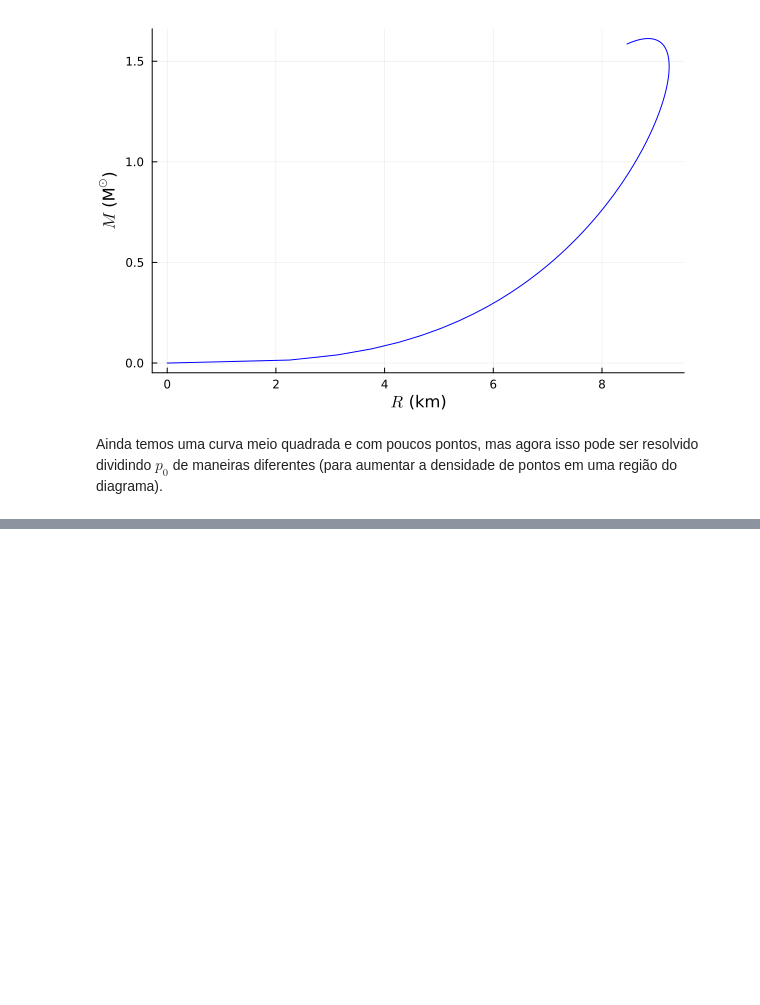
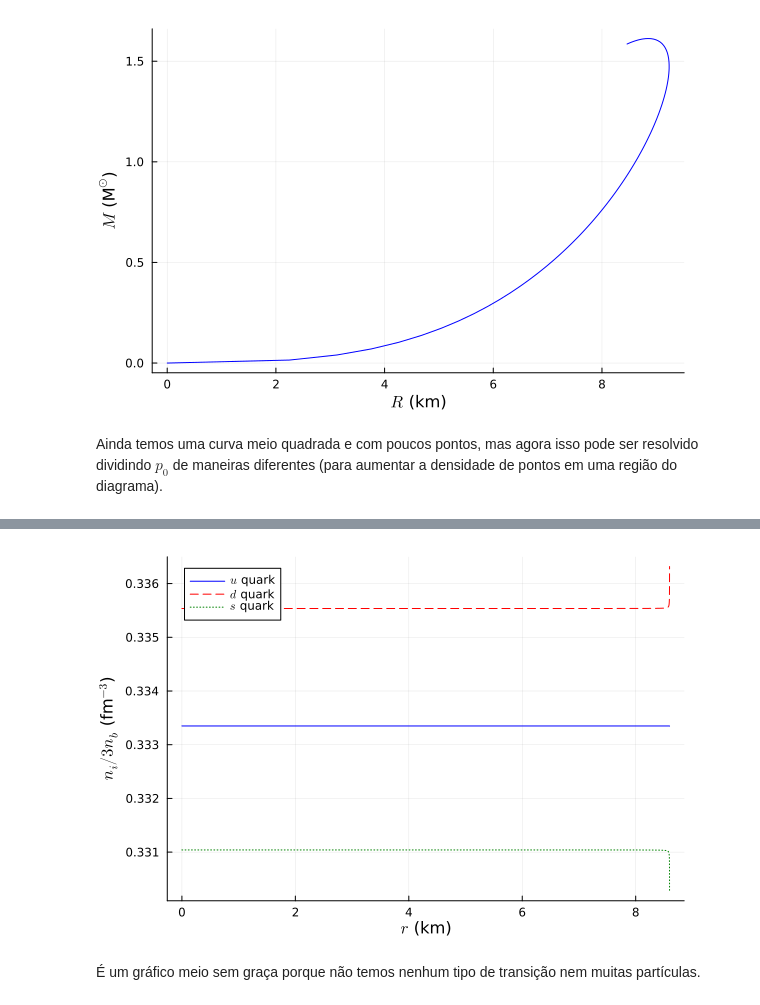
Before and after one commit to SunkPlane29/workshop_tov, a Jupyter notebook: main.ipynb, the cells around one changed output, grey strips where cells are left out. Drawn from its saved outputs; the diff is of its cells as text; code cells hidden in the pictures; blank space fills up the shorter version.

Commit message:
add populations plot, but kinda meh

```diff
--- a/main.ipynb
+++ b/main.ipynb
@@ -60,13 +60,21 @@ function remove_negative_slopes(eos)
     new_eos = DataFrame()
     new_eos.P = Vector{Float64}()
     new_eos.e = Vector{Float64}()
+    new_eos.nb = Vector{Float64}()
+    new_eos.nu = Vector{Float64}()
+    new_eos.nd = Vector{Float64}()
+    new_eos.ns = Vector{Float64}()
 
     highest = 0.0
-    for (P_i, e_i) in zip(eos.P, eos.e)
+    for (P_i, e_i, nb_i, nu_i, nd_i, ns_i) in zip(eos.P, eos.e, eos.nb, eos.nu, eos.nd, eos.ns)
         if P_i > highest
             highest = P_i
             push!(new_eos.P, P_i)
             push!(new_eos.e, e_i)
+            push!(new_eos.nb, nb_i)
+            push!(new_eos.nu, nu_i)
+            push!(new_eos.nd, nd_i)
+            push!(new_eos.ns, ns_i)
         end
     end
 
@@ -380,0 +397,3 @@ Ainda temos uma curva meio quadrada e com poucos pontos, mas agora isso pode ser
+# %%
+sol = solve_tov(600MeVfm3)
+sol
@@ -380,0 +418,31 @@ Ainda temos uma curva meio quadrada e com poucos pontos, mas agora isso pode ser
+# %%
+pval = sol[:, 2]
+rval = sol[:, 1]
+pop!(pval)
+pop!(rval)
+
+nbinterp = linear_interpolation(eosdata.P .* ((1e3)^4 * mev4_to_mevfm3 * MeVfm3),
+    eosdata.nb, extrapolation_bc=Line())
+nb(p) = nbinterp(p)
+nuinterp = linear_interpolation(eosdata.P .* ((1e3)^4 * mev4_to_mevfm3 * MeVfm3),
+    eosdata.nu, extrapolation_bc=Line())
+nu(p) = nuinterp(p)
+ndinterp = linear_interpolation(eosdata.P .* ((1e3)^4 * mev4_to_mevfm3 * MeVfm3),
+    eosdata.nd, extrapolation_bc=Line())
+nd(p) = ndinterp(p)
+nsinterp = linear_interpolation(eosdata.P .* ((1e3)^4 * mev4_to_mevfm3 * MeVfm3),
+    eosdata.ns, extrapolation_bc=Line())
+ns(p) = nsinterp(p)
+
+nu_val = nu.(pval) ./ 3nb.(pval)
+nd_val = nd.(pval) ./ 3nb.(pval)
+ns_val = ns.(pval) ./ 3nb.(pval)
+
+plot(rval, nu_val, label=raw"$u$ quark", xaxis=raw"$r$ (km)",
+    yaxis=raw"$n_i/3n_b$ (fm$^{-3}$)", color=:blue, linestyle=:solid, show=true)
+plot!(rval, nd_val, label=raw"$d$ quark", color=:red, linestyle=:dash)
+plot!(rval, ns_val, label=raw"$s$ quark", color=:green, linestyle=:dot)
+# %% [output]
+[figure, added]
+# %% [markdown]
+É um gráfico meio sem graça porque não temos nenhum tipo de transição nem muitas partículas.
```
Also changed, not shown: parts of 2 cells of this notebook.
